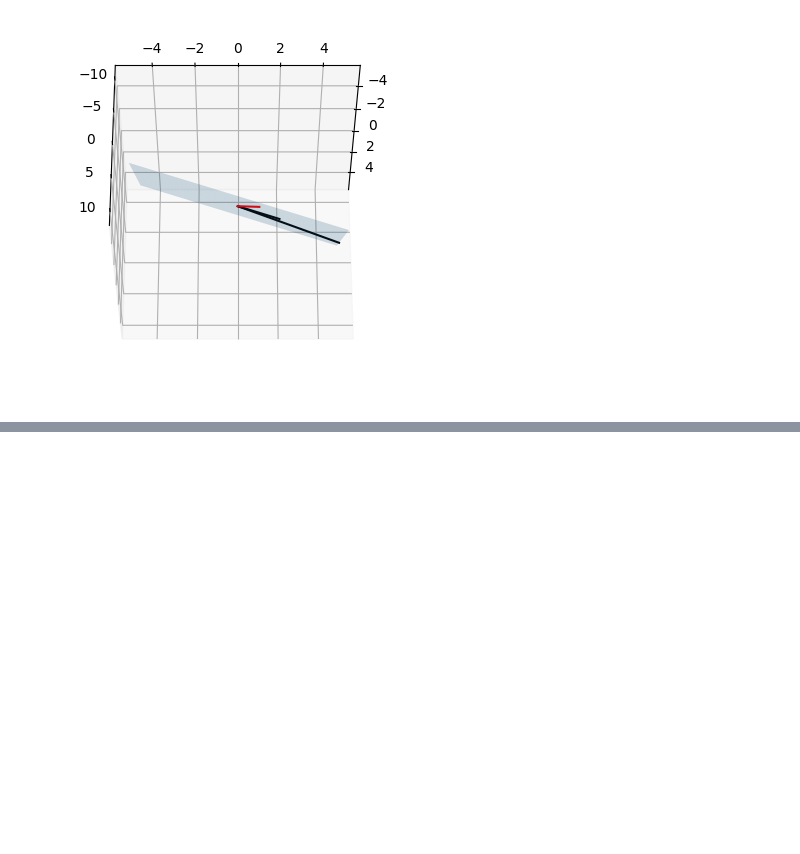
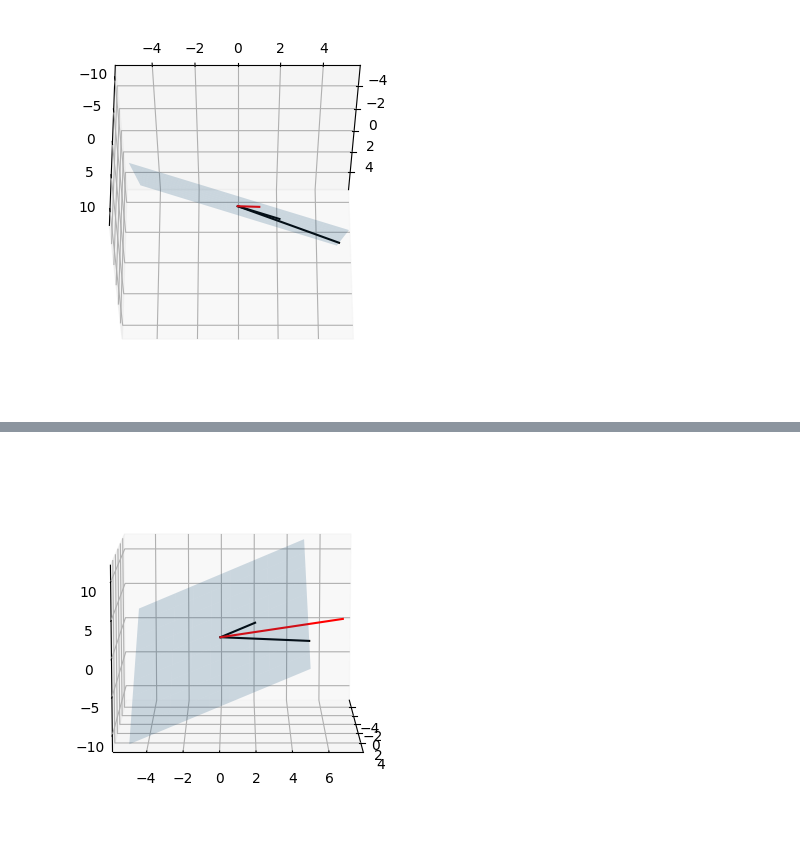
Before and after one commit to SiracencoSerghei/linear_algebra, a Jupyter notebook: 2.4_Matrix_SPACES/2.4_1_all_code.ipynb, the cells around one changed output, grey strips where cells are left out. Cells and saved outputs as stored; diff of their text form; code cells hidden in the pictures; blank space fills up the shorter version.

```diff
--- a/2.4_Matrix_SPACES/2.4_1_all_code.ipynb
+++ b/2.4_Matrix_SPACES/2.4_1_all_code.ipynb
@@ -55,0 +61,45 @@ plt.show()
+# %%
+
+# Matrix R: A 2x3 matrix representing two vectors in 3D space (row space)
+R = np.array( [ [3, 5, 1],
+                [0, 2, 2] ] )
+
+# Vector v: A 3-dimensional vector
+# v = np.array([-3, 1, 5])
+# You can try another vector by uncommenting the line below
+v = np.array([1, 7, 3])
+
+# Create a 3D plot
+fig = plt.figure()
+ax = fig.add_subplot(projection='3d')
+
+# Step 1: Draw the plane corresponding to the row space of matrix R
+# Create a grid of points (xx, yy) that span a range in the x and y directions
+xx, yy = np.meshgrid(np.linspace(-5, 5, 10), np.linspace(-5, 5, 10))
+
+# Calculate the normal vector to the plane using the cross product of the two rows of R
+cp = np.cross(R[0,:], R[1,:])
+
+# Calculate the corresponding z values for the plane using the plane equation: ax + by + cz = 0
+z1 = (-cp[0]*xx - cp[1]*yy) / cp[2]
+
+# Plot the plane as a semi-transparent surface in the 3D space
+ax.plot_surface(xx, yy, z1, alpha=0.2)
+
+# Step 2: Plot the two vectors from the rows of matrix R as lines starting from the origin
+# First vector (corresponding to the first row of R)
+ax.plot([0, R[0,0]], [0, R[0,1]], [0, R[0,2]], 'k')
+
+# Second vector (corresponding to the second row of R)
+ax.plot([0, R[1,0]], [0, R[1,1]], [0, R[1,2]], 'k')
+
+# Step 3: Plot the vector v as a red line starting from the origin
+ax.plot([0, v[0]], [0, v[1]], [0, v[2]], 'r')
+
+# Adjust the view angle for better visualization
+ax.view_init(elev=10, azim=0)
+
+# Show the plot
+plt.show()
+# %% [output]
+[figure, added]
```
Also changed, not shown: parts of 2 cells of this notebook.
